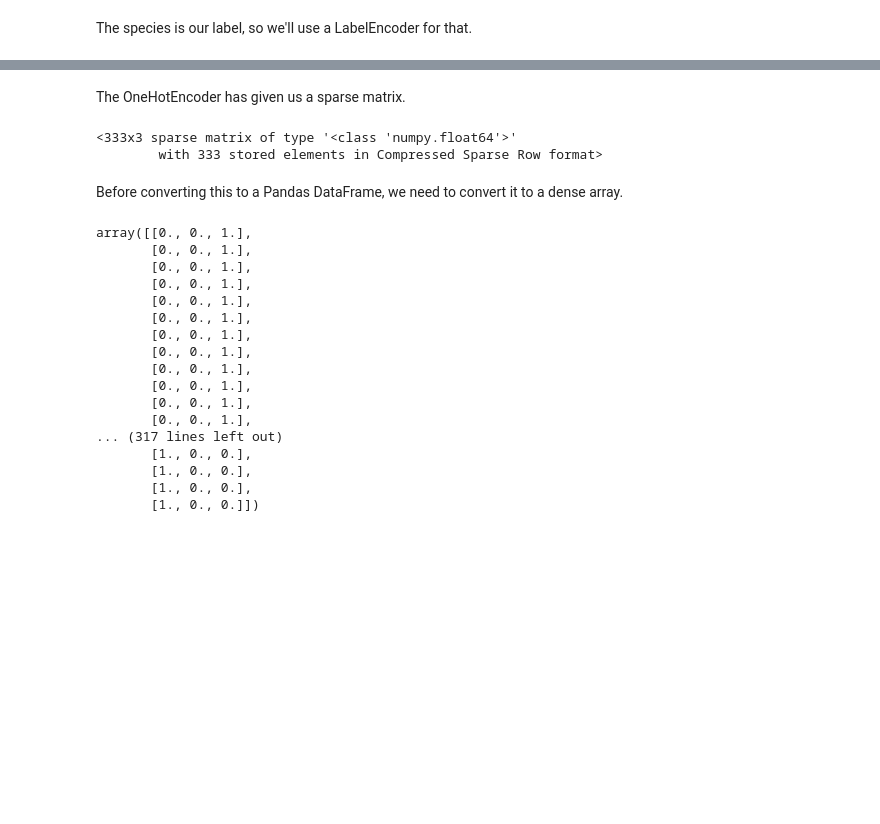
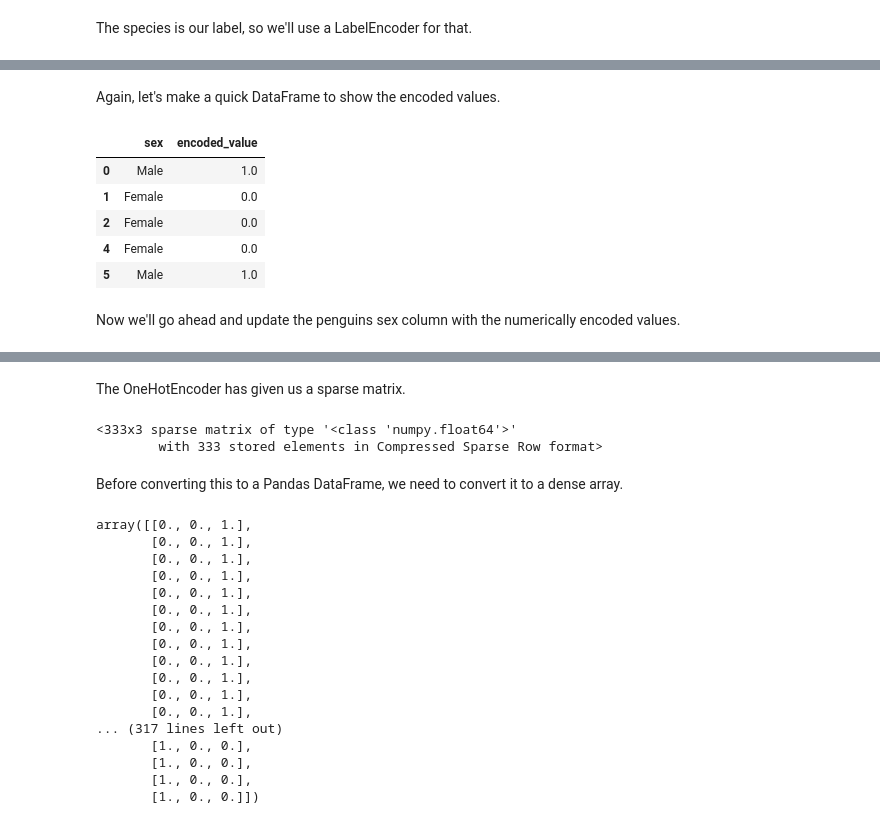
Before and after one commit to JohnMcKechnieGC/supervised-and-unsupervised-ml, a Jupyter notebook: classifying-penguins.ipynb, the cells around one changed output, grey strips where cells are left out. Saved outputs shown, nothing was run; the diff lists cells and outputs as text; code cells hidden in the pictures; blank space fills up the shorter version.

```diff
--- a/classifying-penguins.ipynb
+++ b/classifying-penguins.ipynb
@@ -81,0 +111,16 @@ penguins_df['species'] = label_encoder.fit_transform(penguins_df['species'])
+# %% [markdown]
+Again, let's make a quick DataFrame to show the encoded values.
+# %%
+encoded_df = pd.DataFrame({"sex": penguins_df["sex"]})
+encoded_df[['encoded_value']] = ordinal_encoder.fit_transform(encoded_df[['sex']])
+
+encoded_df.head()
+# %% [output]
+|  | sex | encoded_value |
+| 0 | Male | 1.0 |
+| 1 | Female | 0.0 |
+| 2 | Female | 0.0 |
+| 4 | Female | 0.0 |
+| 5 | Male | 1.0 |
+# %% [markdown]
+Now we'll go ahead and update the penguins sex column with the numerically encoded values.
```
Also changed, not shown: parts of 42 cells of this notebook, 9 other files.
